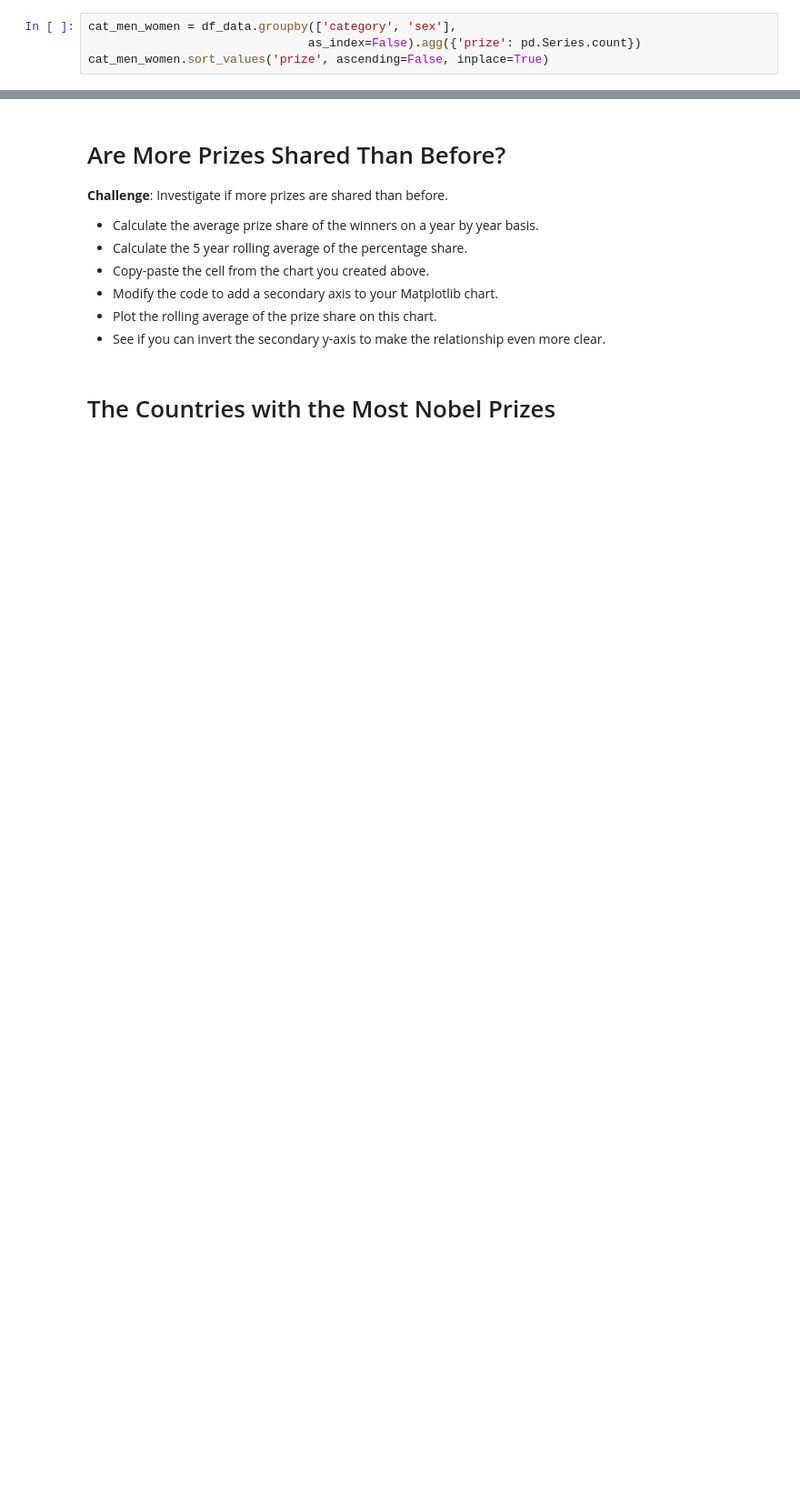
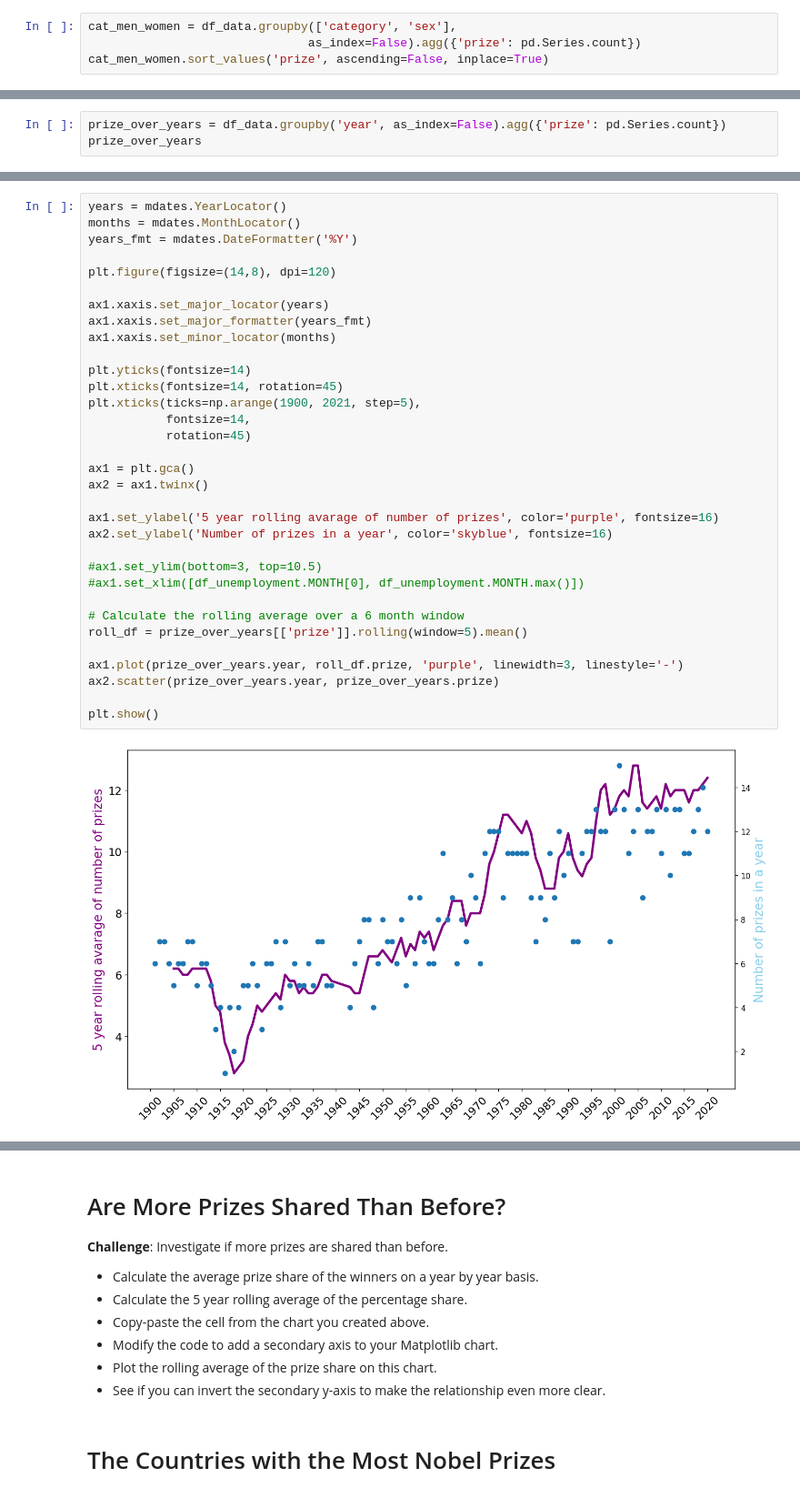
Before and after one commit to womaro/Story, a Jupyter notebook: Nobel_Prize_Analysis_(start).ipynb, the cells around one changed output, grey strips where cells are left out. Shown: that part at 91% size. Saved outputs shown, nothing was run; the diff lists cells and outputs as text; blank space fills up the shorter version.

```diff
--- a/Nobel_Prize_Analysis_(start).ipynb
+++ b/Nobel_Prize_Analysis_(start).ipynb
@@ -345,3 +346,6 @@ v_bar_split.show()
 
 * Looking at the chart, did the first and second world wars have an impact on the number of prizes being given out?
 * What could be the reason for the trend in the chart?
+# %%
+prize_over_years = df_data.groupby('year', as_index=False).agg({'prize': pd.Series.count})
+prize_over_years
@@ -347,0 +366,35 @@ v_bar_split.show()
+# %%
+years = mdates.YearLocator()
+months = mdates.MonthLocator()
+years_fmt = mdates.DateFormatter('%Y')
+
+plt.figure(figsize=(14,8), dpi=120)
+
+ax1.xaxis.set_major_locator(years)
+ax1.xaxis.set_major_formatter(years_fmt)
+ax1.xaxis.set_minor_locator(months)
+
+plt.yticks(fontsize=14)
+plt.xticks(fontsize=14, rotation=45)
+plt.xticks(ticks=np.arange(1900, 2021, step=5),
+           fontsize=14,
+           rotation=45)
+
+ax1 = plt.gca()
+ax2 = ax1.twinx()
+
+ax1.set_ylabel('5 year rolling avarage of number of prizes', color='purple', fontsize=16)
+ax2.set_ylabel('Number of prizes in a year', color='skyblue', fontsize=16)
+
+#ax1.set_ylim(bottom=3, top=10.5)
+#ax1.set_xlim([df_unemployment.MONTH[0], df_unemployment.MONTH.max()])
+
+# Calculate the rolling average over a 6 month window
+roll_df = prize_over_years[['prize']].rolling(window=5).mean()
+
+ax1.plot(prize_over_years.year, roll_df.prize, 'purple', linewidth=3, linestyle='-')
+ax2.scatter(prize_over_years.year, prize_over_years.prize)
+
+plt.show()
+# %% [output]
+[figure, added]
```
Also changed, not shown: parts of 3 cells of this notebook.
